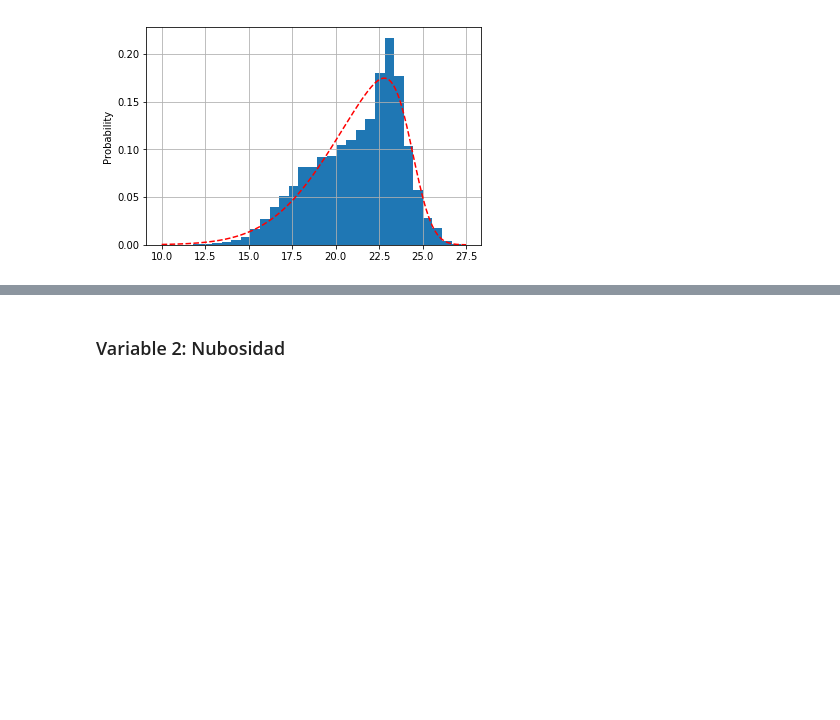
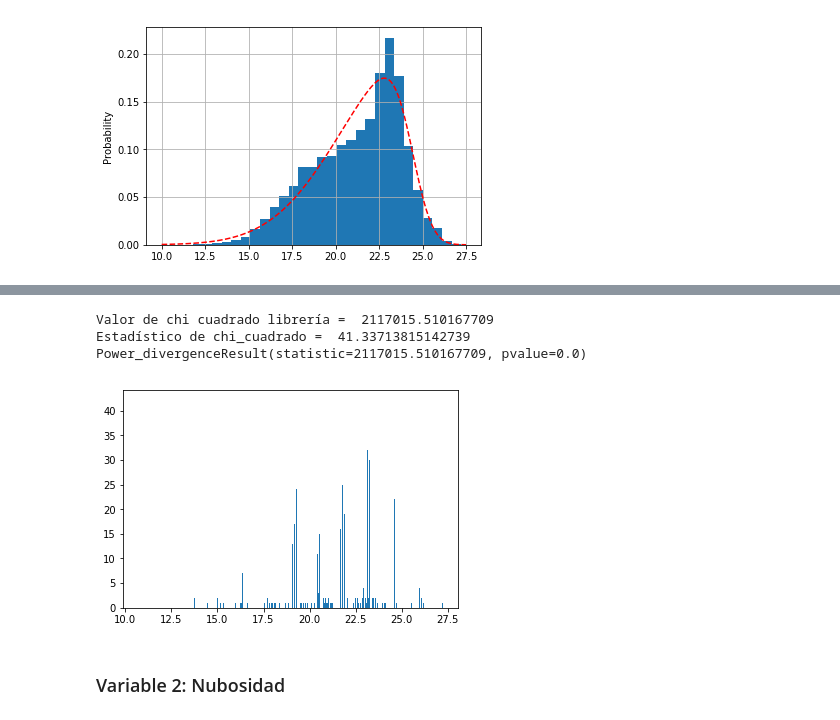
Before and after one commit to AraceliCastillo/Proyecto-Simulacion-Tema2, a Jupyter notebook: Proyecto_recuperación.ipynb, the cells around one changed output, grey strips where cells are left out. Cells and saved outputs as stored; diff of their text form; code cells hidden in the pictures; blank space fills up the shorter version.

```diff
--- a/Proyecto_recuperación.ipynb
+++ b/Proyecto_recuperación.ipynb
@@ -184,3 +271,34 @@ AttributeError: 'Series' object has no attribute 'reshape'
+# %%
+[freq,x,p]=plt.hist(cambio_prom,6109,density=False)
+# Se obvia el último valor de x para obtener exactamente J muestras de x
+x = np.linspace(10,27.5,6109)
+x = x[:-1]
+
+# Se desea resolver la siguiente prueba de hipótesis
+#   H0: la distribución es normal con media= mu y std = sigma
+#   Ha: los datos no se distribuyen normales
+n  = len(x)
+pi = pdf
+Ei = n*pi
+
+# Cálculo usando la librería estadística de la chi cuadrada
+X2 = st.chisquare(freq,Ei)
+print('Valor de chi cuadrado librería = ',list(X2)[0])
+
+# Cálculo de Grados de libertad del estadístico
+p = 1 # Parámetros estimados con los datos
+m = J-p-1 # grados de libertad
+
+Chi_est = st.chi2.ppf(q = 0.95,df=m)
+print('Estadístico de chi_cuadrado = ',Chi_est)
+#print('Media muestral = ',mup,'\nDesviación estándar muestral = ',sigmap)
+print(X2)
+# se rechaza normalidad
+# %% [output]
+Valor de chi cuadrado librería =  2117015.510167709
+Estadístico de chi_cuadrado =  41.33713815142739
+Power_divergenceResult(statistic=2117015.510167709, pvalue=0.0)
+[figure, added]
 # %% [markdown]
 ### Variable 2: Nubosidad
 # %%
```
Also changed, not shown: parts of 6 cells of this notebook.
